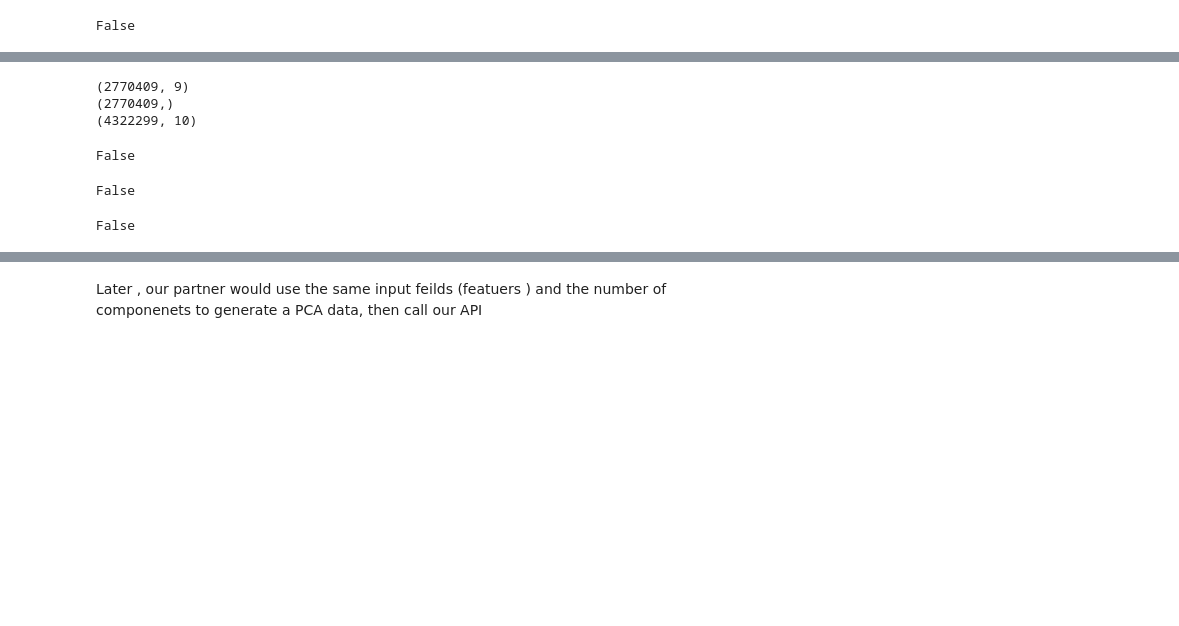
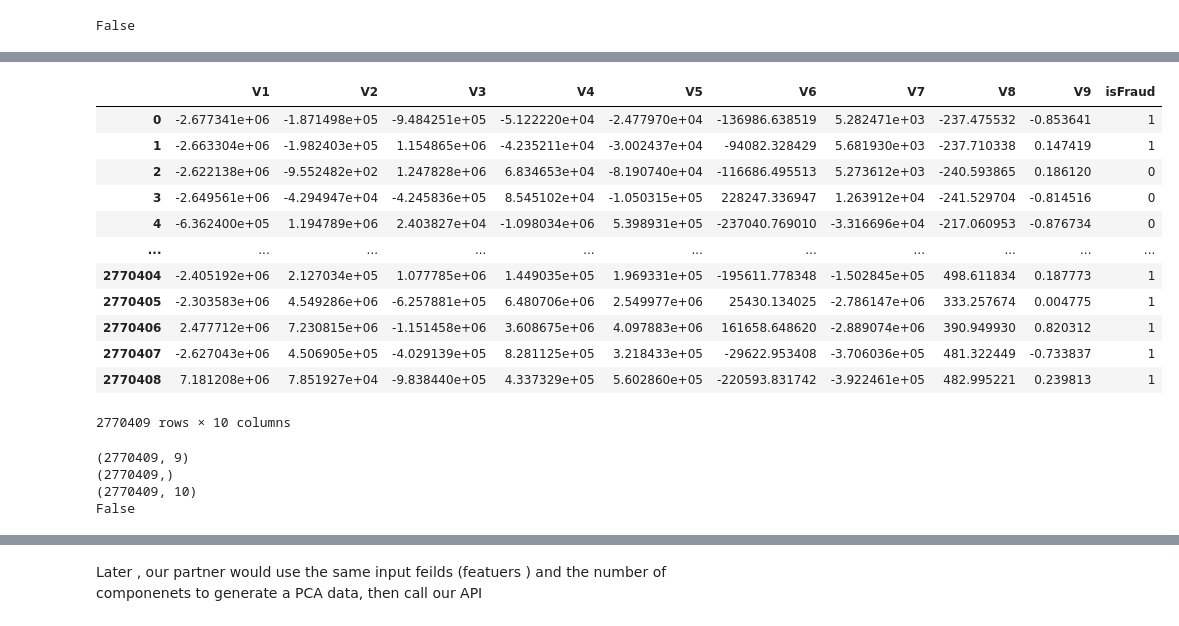
Before and after one commit to mohammad0alfares/Credit-Card-Fraud-Detection, a Jupyter notebook: CreditCardFraudDetection_DT.ipynb, the cells around one changed output, grey strips where cells are left out. Drawn from its saved outputs; the diff is of its cells as text; code cells hidden in the pictures; blank space fills up the shorter version.

```diff
--- a/CreditCardFraudDetection_DT.ipynb
+++ b/CreditCardFraudDetection_DT.ipynb
@@ -210,20 +214,30 @@ finalDf
+# %%
+## reset index to avoide NAN
+principalDf.reset_index(drop=True, inplace=True)
+y.reset_index(drop=True, inplace=True)
+finalDf = pd.concat([principalDf, y], axis = 1)
+finalDf
+# %% [output]
+|  | V1 | V2 | V3 | V4 | V5 | V6 | V7 | V8 | V9 | isFraud |
+| 0 | -2.677341e+06 | -1.871498e+05 | -9.484251e+05 | -5.122220e+04 | -2.477970e+04 | -136986.638519 | 5.282471e+03 | -237.475532 | -0.853641 | 1 |
+| 1 | -2.663304e+06 | -1.982403e+05 | 1.154865e+06 | -4.235211e+04 | -3.002437e+04 | -94082.328429 | 5.681930e+03 | -237.710338 | 0.147419 | 1 |
+| 2 | -2.622138e+06 | -9.552482e+02 | 1.247828e+06 | 6.834653e+04 | -8.190740e+04 | -116686.495513 | 5.273612e+03 | -240.593865 | 0.186120 | 0 |
+| 3 | -2.649561e+06 | -4.294947e+04 | -4.245836e+05 | 8.545102e+04 | -1.050315e+05 | 228247.336947 | 1.263912e+04 | -241.529704 | -0.814516 | 0 |
+| 4 | -6.362400e+05 | 1.194789e+06 | 2.403827e+04 | -1.098034e+06 | 5.398931e+05 | -237040.769010 | -3.316696e+04 | -217.060953 | -0.876734 | 0 |
+| ... | ... | ... | ... | ... | ... | ... | ... | ... | ... | ... |
+| 2770404 | -2.405192e+06 | 2.127034e+05 | 1.077785e+06 | 1.449035e+05 | 1.969331e+05 | -195611.778348 | -1.502845e+05 | 498.611834 | 0.187773 | 1 |
+| 2770405 | -2.303583e+06 | 4.549286e+06 | -6.257881e+05 | 6.480706e+06 | 2.549977e+06 | 25430.134025 | -2.786147e+06 | 333.257674 | 0.004775 | 1 |
+| 2770406 | 2.477712e+06 | 7.230815e+06 | -1.151458e+06 | 3.608675e+06 | 4.097883e+06 | 161658.648620 | -2.889074e+06 | 390.949930 | 0.820312 | 1 |
+| 2770407 | -2.627043e+06 | 4.506905e+05 | -4.029139e+05 | 8.281125e+05 | 3.218433e+05 | -29622.953408 | -3.706036e+05 | 481.322449 | -0.733837 | 1 |
+| 2770408 | 7.181208e+06 | 7.851927e+04 | -9.838440e+05 | 4.337329e+05 | 5.602860e+05 | -220593.831742 | -3.922461e+05 | 482.995221 | 0.239813 | 1 |
+2770409 rows × 10 columns
 # %%
 print(principalDf.shape)
 print(y.shape)
 print(finalDf.shape)
+print(finalDf.isnull().values.any())
 # %% [output]
 (2770409, 9)
 (2770409,)
-(4322299, 10)
+(2770409, 10)
+False
-# %%
-principalDf.isnull().values.any()
-# %% [output]
-False
-# %%
-y.isnull().values.any()
-# %% [output]
-False
-# %%
-principalDf.isnull().values.any()
-# %% [output]
-False
```
Also changed, not shown: parts of 4 cells of this notebook.
